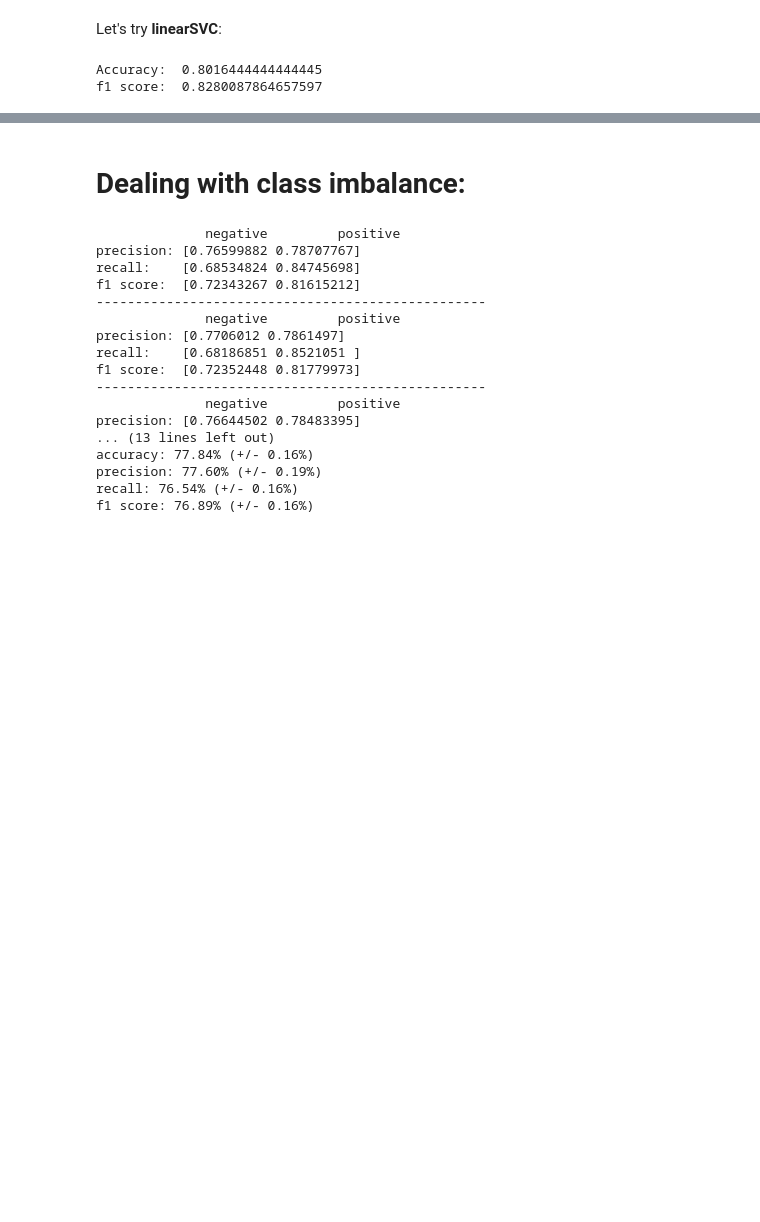
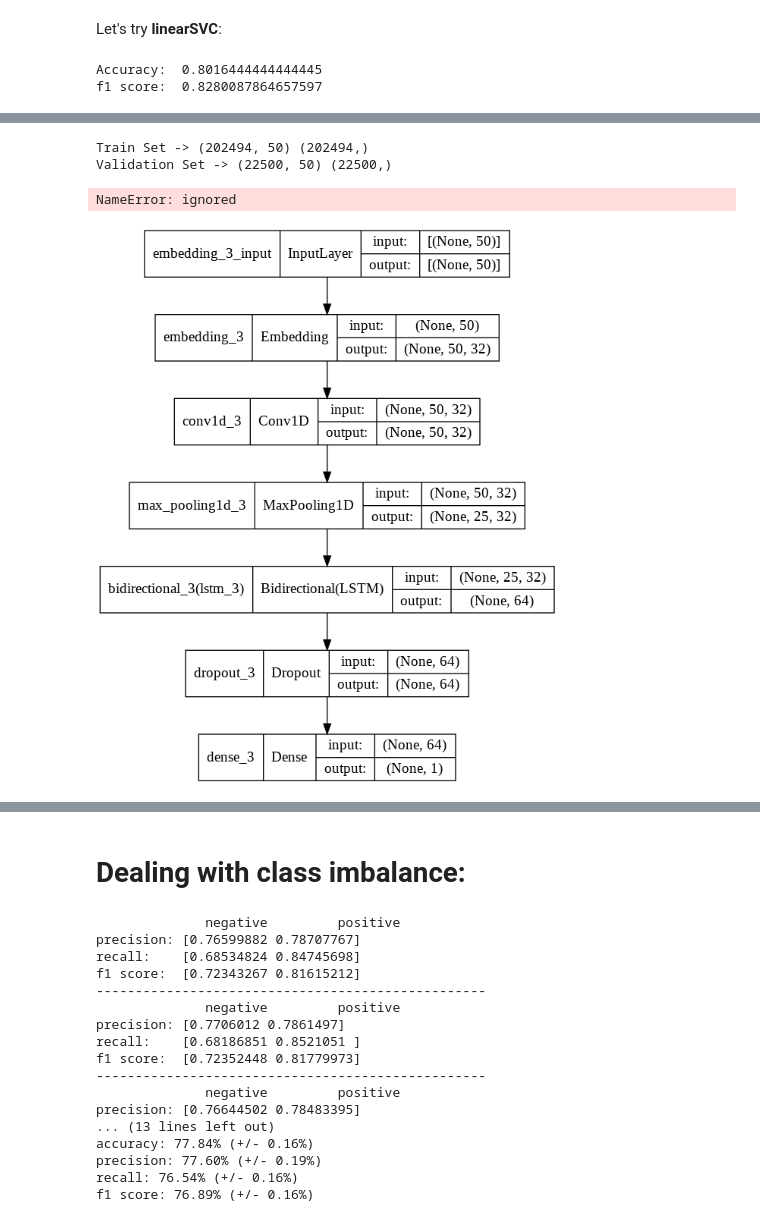
Before and after one commit to frank-lacriola/Twitter-Sentiment-Analysis, a Jupyter notebook: SA.ipynb, the cells around one changed output, grey strips where cells are left out. Drawn from its saved outputs; the diff is of its cells as text; code cells hidden in the pictures; blank space fills up the shorter version.

```diff
--- a/SA.ipynb
+++ b/SA.ipynb
@@ -553,0 +698,10 @@ gs.fit(X, y)
+# %%
+y = df['sentiment']
+X_train, X_val, y_train, y_val = train_test_split(X, y, test_size=0.10, random_state=1)
+print('Train Set ->', X_train.shape, y_train.shape)
+print('Validation Set ->', X_val.shape, y_val.shape)
+#print('Test Set ->', X_test.shape, y_test.shape)
+# %% [output]
+Train Set -> (202494, 50) (202494,)
+Validation Set -> (22500, 50) (22500,)
+NameError: ignored
@@ -553,0 +738,33 @@ gs.fit(X, y)
+# %%
+from keras.models import Sequential
+from keras.layers import Embedding, Conv1D, MaxPooling1D, Bidirectional, LSTM, Dense, Dropout
+from keras.metrics import Precision, Recall
+from tensorflow.keras.optimizers import SGD
+from tensorflow.keras.optimizers import RMSprop
+from keras import datasets
+import keras.backend as K
+from keras.callbacks import LearningRateScheduler
+from keras.callbacks import History
+from keras import losses
+
+vocab_size = 5000
+embedding_size = 32
+epochs=10
+learning_rate = 0.1
+decay_rate = learning_rate / epochs
+momentum = 0.8
+
+sgd = SGD(lr=learning_rate, momentum=momentum, decay=decay_rate, nesterov=False)
+# Build model
+model= Sequential()
+model.add(Embedding(vocab_size, embedding_size, input_length=max_len))
+model.add(Conv1D(filters=32, kernel_size=3, padding='same', activation='relu'))
+model.add(MaxPooling1D(pool_size=2))
+model.add(Bidirectional(LSTM(32)))
+model.add(Dropout(0.4))
+model.add(Dense(1, activation='sigmoid'))
+# %%
+import tensorflow as tf
+tf.keras.utils.plot_model(model, show_shapes=True)
+# %% [output]
+[figure, added]
```
Also changed, not shown: parts of 99 cells of this notebook.
